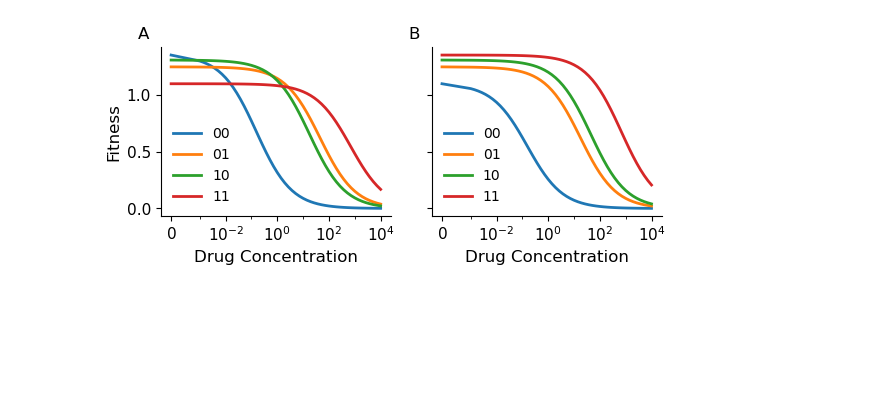
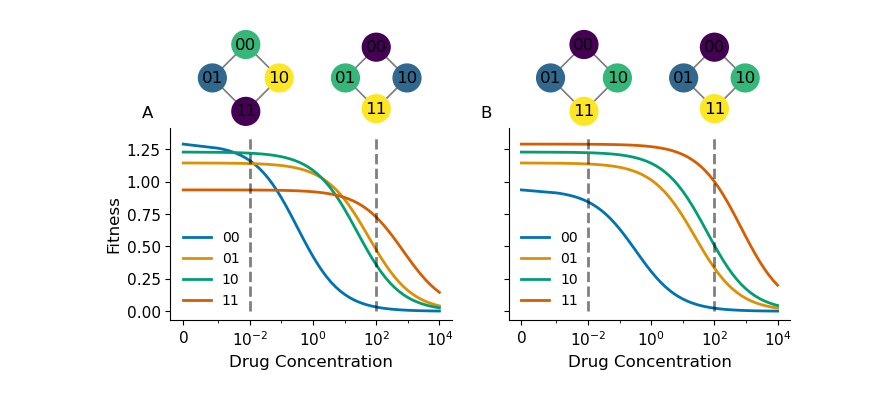
Before and after one commit to eshanking/seascapes_figures, a Jupyter notebook: figure_code/tradeoff_example.ipynb, the cells around one changed output. Drawn from its saved outputs; the diff is of its cells as text; code cells hidden in the pictures; blank space fills up the shorter version.

Commit message:
figure updates

```diff
--- a/figure_code/tradeoff_example.ipynb
+++ b/figure_code/tradeoff_example.ipynb
@@ -1,8 +1,9 @@
 # %%
 from fears.population import Population
-from fears.utils import fitness
+from fears.utils import fitness, plotter
 import numpy as np
 import matplotlib.pyplot as plt
+import seaborn as sns
 
 def int_to_binary(num,n_genotype=4):
     """
@@ -22,64 +23,96 @@ def int_to_binary(num,n_genotype=4):
     """
     pad = int(np.log2(n_genotype))
     return bin(num)[2:].zfill(pad)
+
+cmap = sns.color_palette("colorblind", as_cmap=True)[0:4]
 # %%
-# ic50 = [3.64972198, 3.24736065, 1.19048008, 4.8325847 ]
-ic50 = [1.19048008, 3.64972198, 3.24736065, 4.8325847 ]
-ic50 = [x-2 for x in ic50]
-# drugless_rates = [, 1.2457132 , 1.3496418 , 1.09728462]
-drugless_rates = [1.3496418 , 1.2457132 ,1.30573026 , 1.09728462]
+drug_conc_range = [-3,5]
+p = Population(fitness_data='random',
+               death_model=None,
+               n_allele=2,
+               death_rate=0.1,
+               drug_conc_range = drug_conc_range,
+               ic50_limits=[-2.5,3],
+               drugless_limits=[0.8,1.5])
 
-p = Population(fitness_data='random',death_model=None)
-p.ic50 = ic50
-p.drugless_rates = drugless_rates
+p.drugless_rates = [1.28949852, 1.14399848, 1.22802236, 0.93619847]
+p.ic50 = [-0.49205992, 1.76224515,  1.39341393,  2.84653598]
 
 xdata = np.logspace(-3,4)
 xdata = np.append([0],xdata)
 
-fig,ax_list = plt.subplots(ncols=2,figsize=(6,2.7),sharey=True,sharex=True)
+fig,ax_list = plt.subplots(ncols=2,figsize=(8,2.5),sharey=True,sharex=True)
+
+
 ax = ax_list[0]
 for i in range(4):
     ydata = []
     for x in xdata:
         ydata.append(fitness.gen_fitness(p,i,x))
-    ax.plot(xdata,ydata,linewidth=2,label=int_to_binary(i))
+    ax.plot(xdata,ydata,linewidth=2,label=int_to_binary(i),color=cmap[i])
 
 ax.set_xscale('symlog',linthresh=10**-3)
 
+vert_lines_ydata = [0,1.35]
+
+ax,lax1 = plotter.add_landscape_to_fitness_curve(10**-2,ax,p,square=True,
+                                                 ypos=0.3,colorbar=False,
+                                                 vert_lines_ydata=vert_lines_ydata,
+                                                 vert_lines_kwargs={'linewidth':2,'alpha':0.5},
+                                                 textsize=12,node_size=400)
+
+ax,lax2 = plotter.add_landscape_to_fitness_curve(10**2,ax,p,square=True,
+                                                 ypos=0.3,colorbar=False,
+                                                 vert_lines_ydata=vert_lines_ydata,
+                                                 vert_lines_kwargs={'linewidth':2,'alpha':0.5},
+                                                 cbloc=[-0.1,0.1,0.3,0.5],textsize=12,node_size=400)
+
 ax.legend(frameon=False)
 
-ic50 = np.sort(ic50)
-drugless_rates = np.sort(drugless_rates)
+ic50 = np.sort(p.ic50)
+drugless_rates = np.sort(p.drugless_rates)
 
 p.ic50 = ic50
 p.drugless_rates = drugless_rates
 
 ax = ax_list[1]
 for i in range(4):
     ydata = []
     for x in xdata:
         ydata.append(fitness.gen_fitness(p,i,x))
-    ax.plot(xdata,ydata,linewidth=2,label=int_to_binary(i))
+    ax.plot(xdata,ydata,linewidth=2,label=int_to_binary(i),color=cmap[i])
 
 ax.set_xscale('symlog',linthresh=10**-3)
+
+ax,lax1 = plotter.add_landscape_to_fitness_curve(10**-2,ax,p,square=True,
+                                                 ypos=0.3,colorbar=False,
+                                                 vert_lines_ydata=vert_lines_ydata,
+                                                 vert_lines_kwargs={'linewidth':2,'alpha':0.5},
+                                                 textsize=12,node_size=400)
+
+ax,lax2 = plotter.add_landscape_to_fitness_curve(10**2,ax,p,square=True,
+                                                 ypos=0.3,colorbar=False,
+                                                 vert_lines_ydata=vert_lines_ydata,
+                                                 vert_lines_kwargs={'linewidth':2,'alpha':0.5},
+                                                 cbloc=[-0.1,0.1,0.3,0.5],textsize=12,node_size=400)
 
 ax.legend(frameon=False)
 
 for ax in ax_list:
     ax.set_xlabel('Drug Concentration',fontsize=12)
     ax.tick_params(axis='both',labelsize=11)
     ax.spines['top'].set_visible(False)
     ax.spines['right'].set_visible(False)
 
 ax_list[0].set_xticks([0,10**-2,10**0,10**2,10**4])
 
 ax_list[0].set_ylabel('Fitness',fontsize=12)
 
 ax_list[0].annotate('A',xy=(-0.1,1.05),xycoords='axes fraction',fontsize=12)
 ax_list[1].annotate('B',xy=(-0.1,1.05),xycoords='axes fraction',fontsize=12)
 
-fig.tight_layout()
+# fig.tight_layout()
 
 fig.savefig('../figures/tradeoff_example.pdf',bbox_inches='tight')
 # %% [output]
-[figure, old version]
+[figure, new version]
```
Also changed, not shown: 1 other file.
